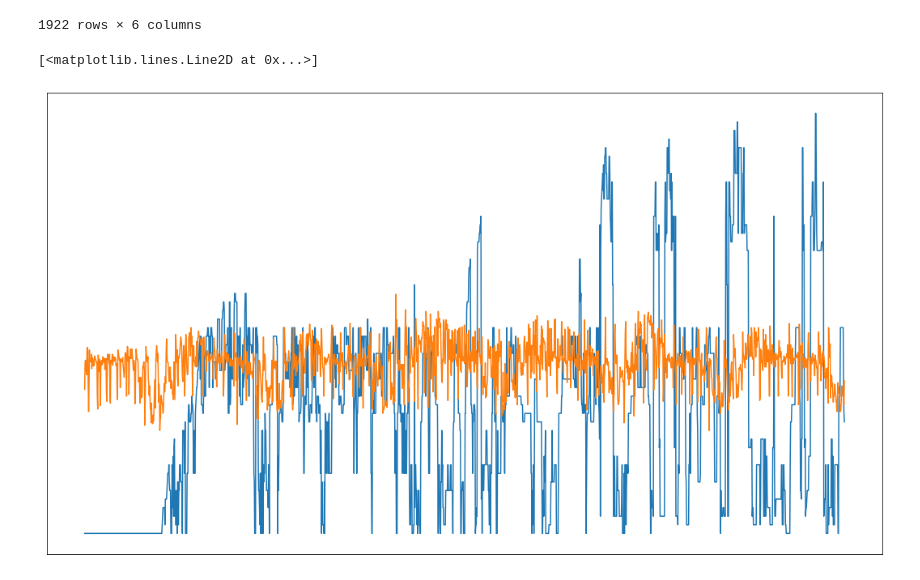
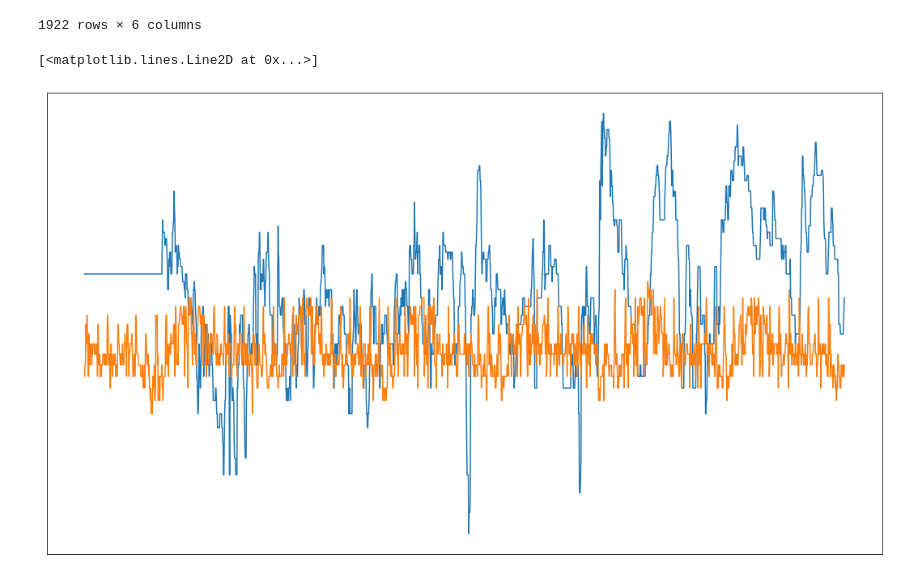
Before and after one commit to hinevics/weather-city, a Jupyter notebook: weather_and_price/weather_app/research.ipynb, the cells around one changed output. Saved outputs shown, nothing was run; the diff lists cells and outputs as text; code cells hidden in the pictures.

```diff
--- a/weather_and_price/weather_app/research.ipynb
+++ b/weather_and_price/weather_app/research.ipynb
@@ -105,7 +106,7 @@ data
 | 868964 | 20180227 | Tender Coconut(S) | 2018-02-27 | 25 |
 551948 rows × 4 columns
 # %%
-weather_data = pd.read_csv(r"D:\Datasets\weather\export.csv", usecols=[0, 1, 2, 3])
+weather_data = pd.read_csv(PATH_WEATHER_DATA, usecols=[0, 1, 2, 3])
 # %%
 weather_data
 # %% [output]
@@ -227,6 +228,11 @@ tavg         0
 tmin         0
 tmax         0
 dtype: int64
+# %%
+r.price = r.price.map(lambda x: float(x))
+r.tavg = r.tavg.map(lambda x: float(x))
+r.tmin = r.tmin.map(lambda x: float(x))
+r.tmax = r.tmax.map(lambda x: float(x))
 # %%
 r
 # %% [output]
@@ -246,12 +252,12 @@ r
 # %%
 fig, ax = plt.subplots()
 fig.set_size_inches(18.5, 10.5, forward=True)
 # x = Date \ y = price
-ax.plot(r['Date'], r['price'])
+ax.plot(r['Date'], r['price'].map(lambda x: int(x)).map(np.log))
 ax.axes.xaxis.set_visible(False)
 ax.axes.yaxis.set_visible(False)
 # x = Date \ y = tavg
-ax.plot(r['Date'], r['tmin'])
+ax.plot(r['Date'], r['tavg'].map(lambda x: int(x)).map(np.log))
 # %% [output]
 [<matplotlib.lines.Line2D at 0x...>]
-[figure, old version]
+[figure, new version]
```
Also changed, not shown: parts of 3 cells of this notebook, 3 other files.
